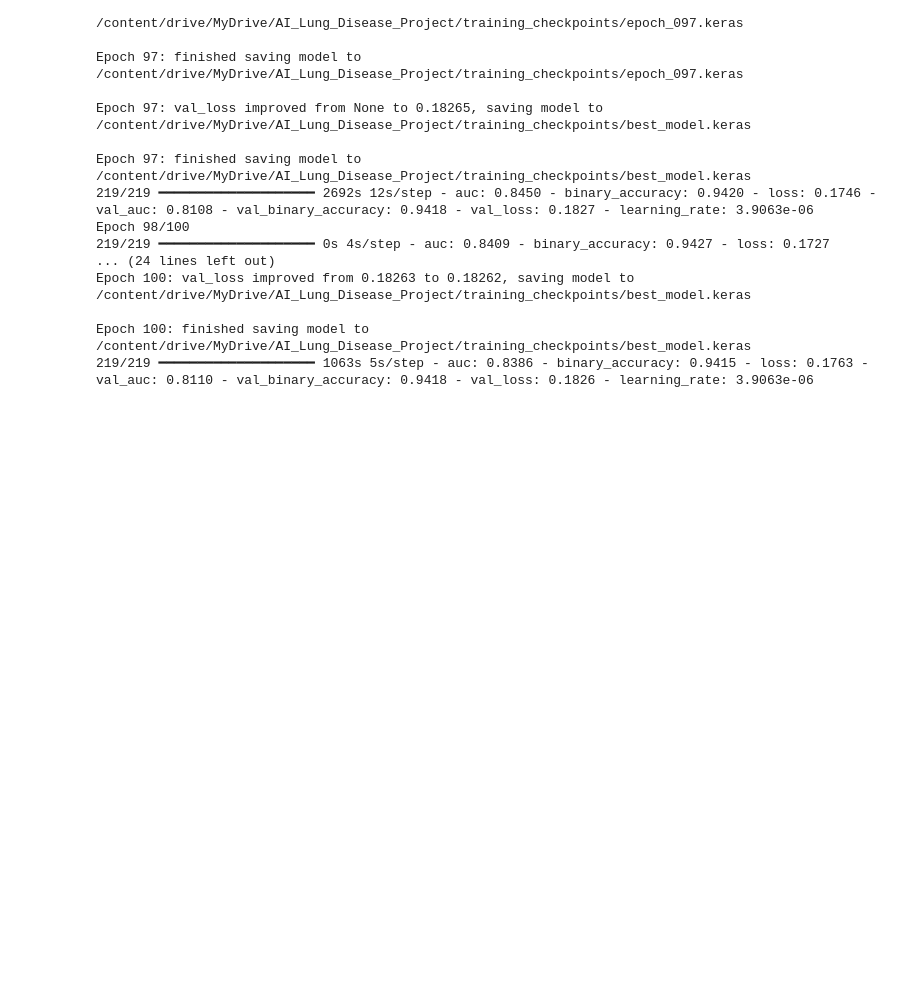
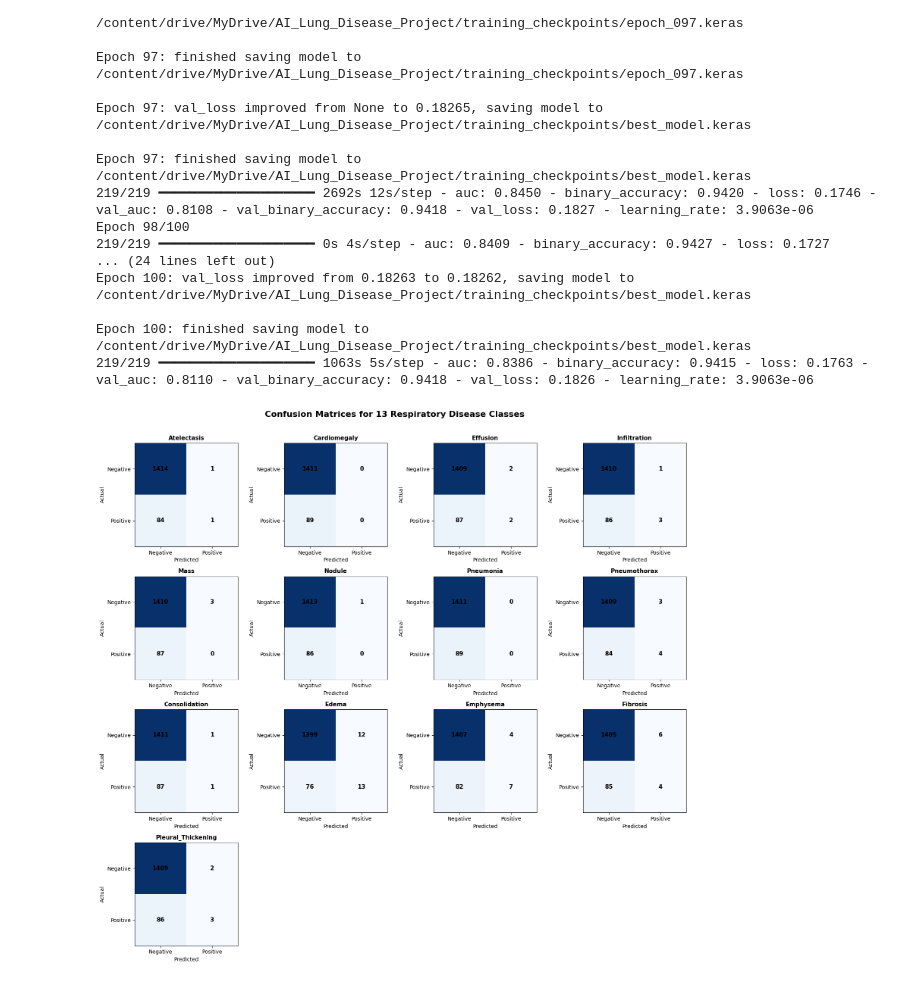
Before and after one commit to sanvishetty27/major-project, a Jupyter notebook: Untitled17.ipynb, the cells around one changed output. Drawn from its saved outputs; the diff is of its cells as text; code cells hidden in the pictures; blank space fills up the shorter version.

```diff
--- a/Untitled17.ipynb
+++ b/Untitled17.ipynb
@@ -2338,0 +2501,89 @@ Epoch 100: finished saving model to /content/drive/MyDrive/AI_Lung_Disease_Proje
+# %%
+# ============================================================
+# SINGLE FIGURE - CONFUSION MATRICES FOR ALL 13 DISEASES
+# ============================================================
+
+fig, axes = plt.subplots(
+    4,
+    4,
+    figsize=(16, 15)
+)
+
+axes = axes.flatten()
+
+for i, disease in enumerate(CLASS_NAMES):
+
+    cm = cms[i]
+
+    ax = axes[i]
+
+    im = ax.imshow(
+        cm,
+        cmap="Blues"
+    )
+
+    # Add numbers inside cells
+    for row in range(2):
+        for col in range(2):
+
+            value = cm[row, col]
+
+            ax.text(
+                col,
+                row,
+                str(value),
+                ha="center",
+                va="center",
+                fontsize=11,
+                fontweight="bold"
+            )
+
+    ax.set_title(
+        disease,
+        fontsize=11,
+        fontweight="bold"
+    )
+
+    ax.set_xticks([0, 1])
+    ax.set_yticks([0, 1])
+
+    ax.set_xticklabels(
+        ["Negative", "Positive"]
+    )
+
+    ax.set_yticklabels(
+        ["Negative", "Positive"]
+    )
+
+    ax.set_xlabel(
+        "Predicted"
+    )
+
+    ax.set_ylabel(
+        "Actual"
+    )
+
+
+# Remove unused plots
+for i in range(
+    len(CLASS_NAMES),
+    len(axes)
+):
+    fig.delaxes(
+        axes[i]
+    )
+
+
+plt.suptitle(
+    "Confusion Matrices for 13 Respiratory Disease Classes",
+    fontsize=16,
+    fontweight="bold"
+)
+
+plt.tight_layout(
+    rect=[0, 0, 1, 0.97]
+)
+
+plt.show()
+# %% [output]
+[figure, added]
```
Also changed, not shown: parts of 7 cells of this notebook.
